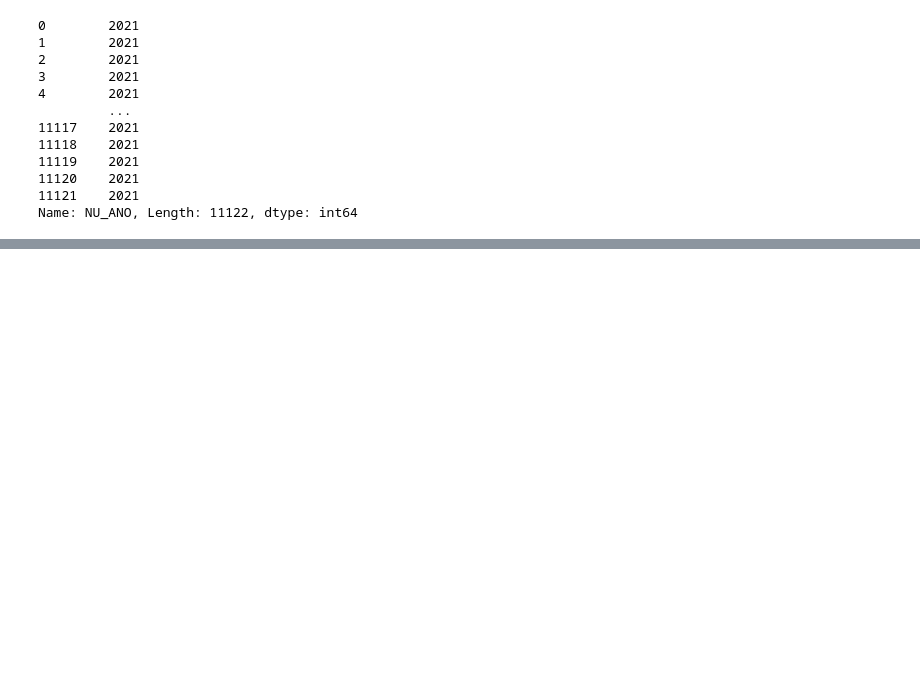
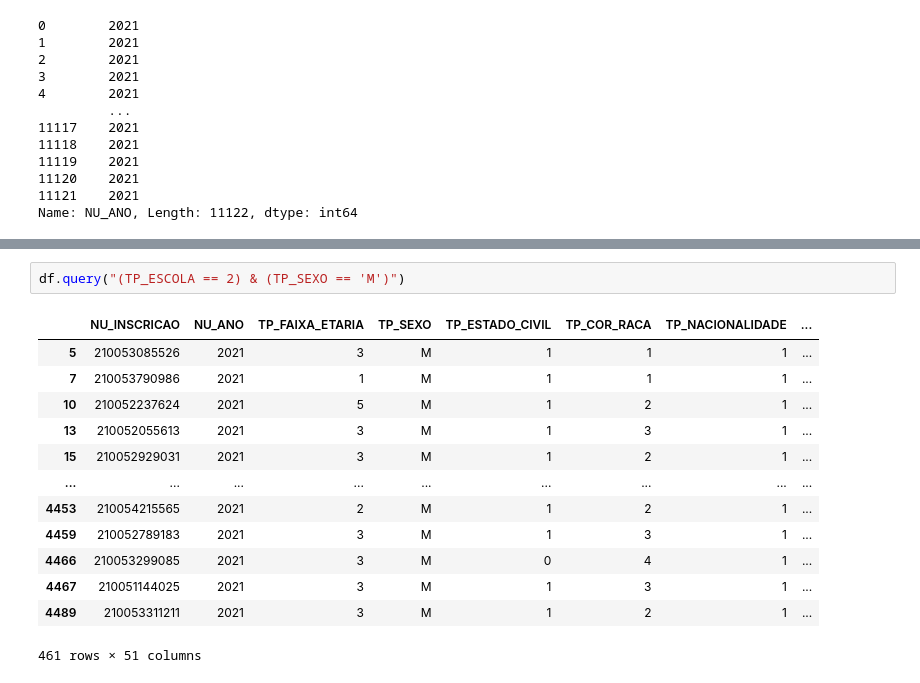
Before and after one commit to bevian/analise_dados_pandas, a Jupyter notebook: DataAnalytics.ipynb, the cells around one changed output, grey strips where cells are left out. Drawn from its saved outputs; the diff is of its cells as text; blank space fills up the shorter version.

```diff
--- a/DataAnalytics.ipynb
+++ b/DataAnalytics.ipynb
@@ -277,0 +343,16 @@ Name: NU_ANO, Length: 11122, dtype: int64
+# %%
+df.query("(TP_ESCOLA == 2) & (TP_SEXO == 'M')")
+# %% [output]
+|  | NU_INSCRICAO | NU_ANO | TP_FAIXA_ETARIA | TP_SEXO | TP_ESTADO_CIVIL | TP_COR_RACA | TP_NACIONALIDADE | ... |
+| 5 | 210053085526 | 2021 | 3 | M | 1 | 1 | 1 | ... |
+| 7 | 210053790986 | 2021 | 1 | M | 1 | 1 | 1 | ... |
+| 10 | 210052237624 | 2021 | 5 | M | 1 | 2 | 1 | ... |
+| 13 | 210052055613 | 2021 | 3 | M | 1 | 3 | 1 | ... |
+| 15 | 210052929031 | 2021 | 3 | M | 1 | 2 | 1 | ... |
+| ... | ... | ... | ... | ... | ... | ... | ... | ... |
+| 4453 | 210054215565 | 2021 | 2 | M | 1 | 2 | 1 | ... |
+| 4459 | 210052789183 | 2021 | 3 | M | 1 | 3 | 1 | ... |
+| 4466 | 210053299085 | 2021 | 3 | M | 0 | 4 | 1 | ... |
+| 4467 | 210051144025 | 2021 | 3 | M | 1 | 3 | 1 | ... |
+| 4489 | 210053311211 | 2021 | 3 | M | 1 | 2 | 1 | ... |
+461 rows × 51 columns
```
Also changed, not shown: parts of 7 cells of this notebook.
